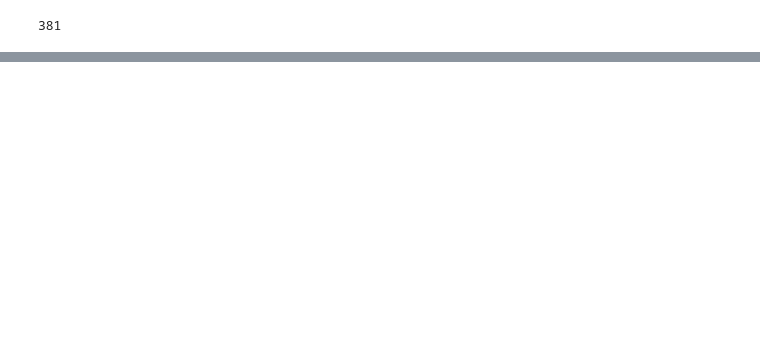
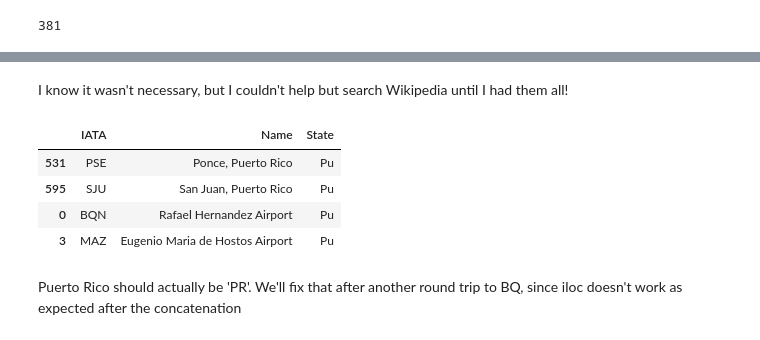
Before and after one commit to Project-Ellie/home-in-time, a Jupyter notebook: 00_Collateral_Data.ipynb, the cells around one changed output, grey strips where cells are left out. Drawn from its saved outputs; the diff is of its cells as text; code cells hidden in the pictures; blank space fills up the shorter version.

```diff
--- a/00_Collateral_Data.ipynb
+++ b/00_Collateral_Data.ipynb
@@ -53,0 +176,43 @@ df[:20]
+# %% [markdown]
+I know it wasn't necessary, but I couldn't help but search Wikipedia until I had them all!
+# %%
+missing = [
+    ['Rafael Hernandez Airport', 'Pu', 'BQN' ],
+    ['Cyril E. King Airport','VI','STT'],
+    ['Lea County Regional Airport','NM','HOB'],
+    ['Eugenio Maria de Hostos Airport','Pu','MAZ'],
+    ['Kinston Regional Jetport','NC','ISO'],
+    ['Mammoth Yosemite Airport','CA','MMH'],
+    ['Coastal Carolina Regional Airport','NC','EWN'],
+    ['Ellington Airport','TX','EFD'],
+    ['Lynchburg Regional Airport','VA','LYH'],
+    ['Antonio B. Won Pat International Airport (Guam)','GU','GUM'],
+    ['Provo Municipal Airport','UT','PVU'],
+    ['Southwest Georgia Regional Airport','GA','ABY'],
+    ['Robert Gray Army Airfield','TX','GRK'],
+    ['Florida Keys Marathon Airport','FL','MTH'],
+    ['Columbus Air Force Base','MS','CBM'],
+    ['Henry E. Rohlsen Airport','VI','STX'],
+    ['Ogden-Hinckley Airport','UT','OGD'],
+    ['Charles B. Wheeler Downtown Airport','MO','MKC'],
+    ['Yakutat Airport','AK','YAK'],
+    ['Yakima Air Terminal','WA','YKM'],
+    ['Palmdale Regional Airport','CA','PMD']
+]
+# %%
+import numpy as np
+name, state, iata = np.transpose(missing)
+# %%
+additional = pd.DataFrame({'Name': name, 'State': state, 'IATA': iata})
+# %%
+finally_all = pd.concat([airports_pd, additional], sort=True)
+# %%
+finally_all[finally_all['State']=='Pu']
+# %% [output]
+|  | IATA | Name | State |
+| 531 | PSE | Ponce, Puerto Rico | Pu |
+| 595 | SJU | San Juan, Puerto Rico | Pu |
+| 0 | BQN | Rafael Hernandez Airport | Pu |
+| 3 | MAZ | Eugenio Maria de Hostos Airport | Pu |
+# %% [markdown]
+Puerto Rico should actually be 'PR'. We'll fix that after another round trip to BQ, since iloc doesn't work as expected after the concatenation
```
Also changed, not shown: parts of 33 cells of this notebook, 1 other file.
